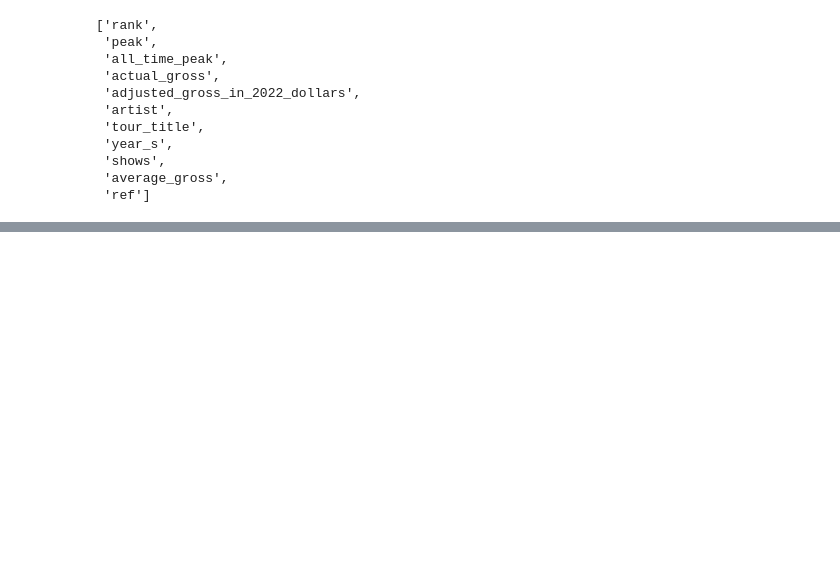
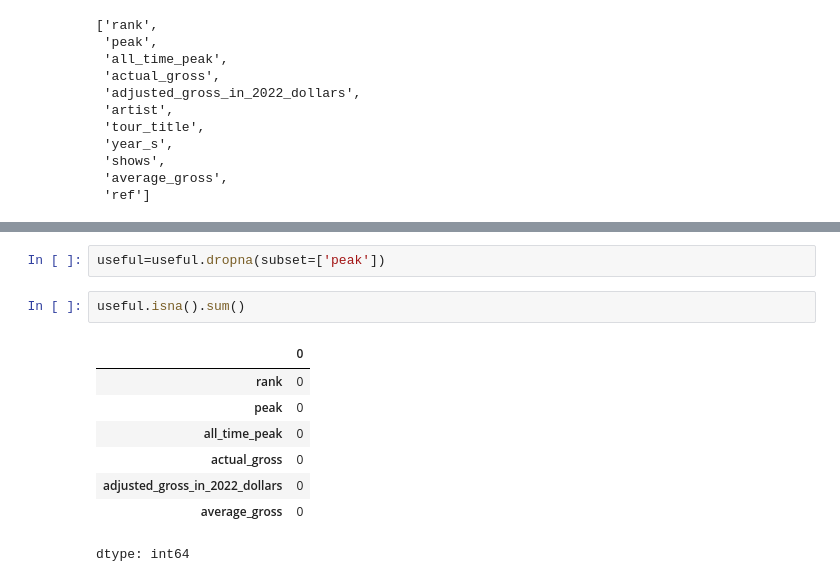
Before and after one commit to HowardJoshua-crypto/dataScience, a Jupyter notebook: dataScience.ipynb, the cells around one changed output, grey strips where cells are left out. Drawn from its saved outputs; the diff is of its cells as text; blank space fills up the shorter version.

```diff
--- a/dataScience.ipynb
+++ b/dataScience.ipynb
@@ -300,0 +336,13 @@ data2.head()
+# %%
+useful=useful.dropna(subset=['peak'])
+# %%
+useful.isna().sum()
+# %% [output]
+|  | 0 |
+| rank | 0 |
+| peak | 0 |
+| all_time_peak | 0 |
+| actual_gross | 0 |
+| adjusted_gross_in_2022_dollars | 0 |
+| average_gross | 0 |
+dtype: int64
```
Also changed, not shown: parts of 10 cells of this notebook.
